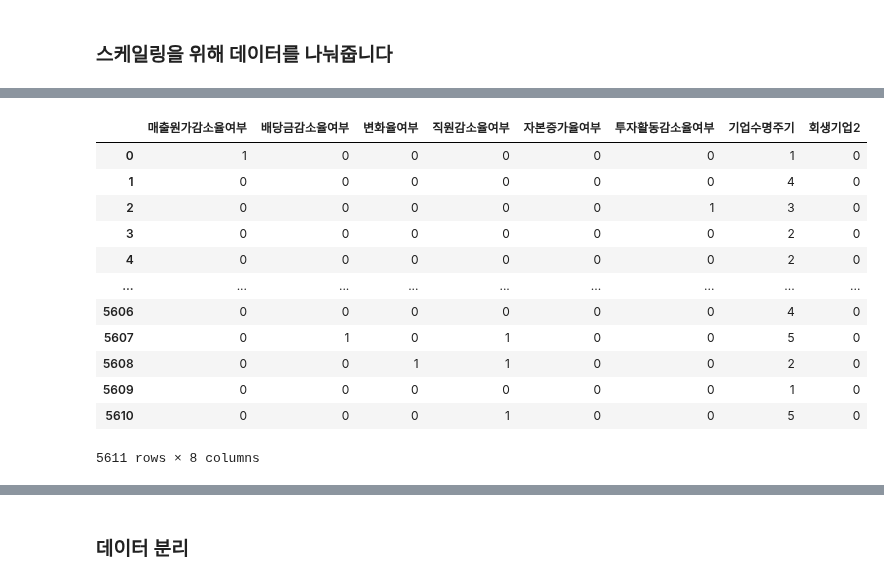
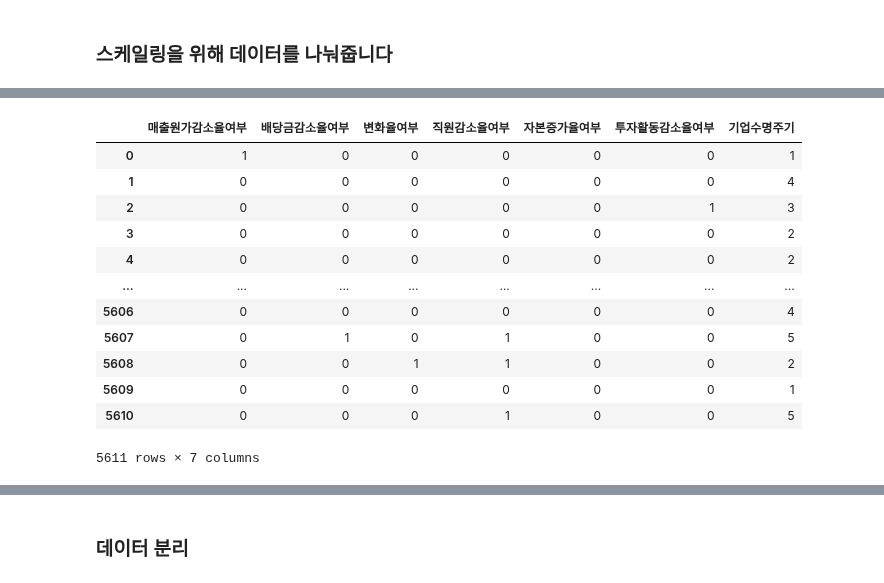
Before and after one commit to Penta-Audit-Technology/jh, a Jupyter notebook: main/모델링.ipynb, the cells around one changed output, grey strips where cells are left out. Saved outputs shown, nothing was run; the diff lists cells and outputs as text; code cells hidden in the pictures.

```diff
--- a/main/모델링.ipynb
+++ b/main/모델링.ipynb
@@ -7,14 +7,15 @@ import warnings
 warnings.filterwarnings('ignore')
 
 df = pd.read_csv('./수명주기붙힌거공백제거v3.csv',encoding='cp949')
-# df = df[['회사명','거래소코드','회계년도','당좌자산구성비율','타인자본회전율','매출채권회전율','순운전자본비율','차입금의존도','총자본투자효율',
-#          '재고자산_대_유동자산비율','총자본영업이익율','자기자본순이익율','CASH_FLOW_대_매출액비율','매출원가감소율여부','배당금감소율여부',
-#          '변화율여부','직원감소율여부','자본증가율여부','투자활동감소율여부','회생기업1']]
-df = df[['회사명','거래소코드','회계년도','기계장비율', '총자본영업이익율', '유형자산회전율', '자기자본순이익율', '유동자산회전율',
-         '순운전자본비율','타인자본회전율','재고자산_대_유동자산비율','당좌자산구성비율','유동자산증가율',
-         '매출채권회전율','유동비율',
-        '매출원가감소율여부','배당금감소율여부','변화율여부','직원감소율여부','자본증가율여부','투자활동감소율여부',
-        '기업수명주기','회생기업2']]
+df = df[['회사명','거래소코드','회계년도','총자본영업이익율','자기자본순이익율','유동자산회전율','총자본투자효율','매출채권회전율','총자본회전율',
+         '유형자산회전율','매출액총이익율','순운전자본비율','재고자산_대_유동자산비율','총자산증가율','유동비율',
+         '매출원가감소율여부','배당금감소율여부','변화율여부','직원감소율여부','자본증가율여부',
+         '투자활동감소율여부','기업수명주기','회생기업2']] # 3년 연속 피쳐들
+
+# df = df[['회사명','거래소코드','회계년도','종업원1인당부가가치', '순운전자본비율', '자기자본순이익율', '총자본투자효율',
+#          '기계장비율', '유동비율', '총자본영업이익율', '유동자산회전율', '유형자산회전율', '매출액총이익율',
+#         '매출원가감소율여부','배당금감소율여부','변화율여부','직원감소율여부','자본증가율여부','투자활동감소율여부',
+#         '기업수명주기','회생기업2']] # 전체 피쳐들
 # df['회계년도'] = pd.to_datetime(df['회계년도'], format='%d-%b').dt.strftime('20%d%m')
 # df['거래소코드'] = df['거래소코드'].astype(str).str.zfill(6)
 df['회생기업2'] = df['회생기업2'].fillna(0)
@@ -98,20 +94,20 @@ x_train
 5611 rows × 23 columns
 # %%
-x_train.iloc[:,15:]
+x_train.iloc[:,15:22]
 # %% [output]
-|  | 매출원가감소율여부 | 배당금감소율여부 | 변화율여부 | 직원감소율여부 | 자본증가율여부 | 투자활동감소율여부 | 기업수명주기 | 회생기업2 |
-| 0 | 1 | 0 | 0 | 0 | 0 | 0 | 1 | 0 |
-| 1 | 0 | 0 | 0 | 0 | 0 | 0 | 4 | 0 |
-| 2 | 0 | 0 | 0 | 0 | 0 | 1 | 3 | 0 |
-| 3 | 0 | 0 | 0 | 0 | 0 | 0 | 2 | 0 |
-| 4 | 0 | 0 | 0 | 0 | 0 | 0 | 2 | 0 |
-| ... | ... | ... | ... | ... | ... | ... | ... | ... |
-| 5606 | 0 | 0 | 0 | 0 | 0 | 0 | 4 | 0 |
-| 5607 | 0 | 1 | 0 | 1 | 0 | 0 | 5 | 0 |
-| 5608 | 0 | 0 | 1 | 1 | 0 | 0 | 2 | 0 |
-| 5609 | 0 | 0 | 0 | 0 | 0 | 0 | 1 | 0 |
-| 5610 | 0 | 0 | 0 | 1 | 0 | 0 | 5 | 0 |
+|  | 매출원가감소율여부 | 배당금감소율여부 | 변화율여부 | 직원감소율여부 | 자본증가율여부 | 투자활동감소율여부 | 기업수명주기 |
+| 0 | 1 | 0 | 0 | 0 | 0 | 0 | 1 |
+| 1 | 0 | 0 | 0 | 0 | 0 | 0 | 4 |
+| 2 | 0 | 0 | 0 | 0 | 0 | 1 | 3 |
+| 3 | 0 | 0 | 0 | 0 | 0 | 0 | 2 |
+| 4 | 0 | 0 | 0 | 0 | 0 | 0 | 2 |
+| ... | ... | ... | ... | ... | ... | ... | ... |
+| 5606 | 0 | 0 | 0 | 0 | 0 | 0 | 4 |
+| 5607 | 0 | 1 | 0 | 1 | 0 | 0 | 5 |
+| 5608 | 0 | 0 | 1 | 1 | 0 | 0 | 2 |
+| 5609 | 0 | 0 | 0 | 0 | 0 | 0 | 1 |
+| 5610 | 0 | 0 | 0 | 1 | 0 | 0 | 5 |
-5611 rows × 8 columns
+5611 rows × 7 columns
 # %%
 df_feature = x_train.iloc[:,3:15] # 스케일링을 사용할 데이터
 df_front = x_train.iloc[:,1:3] # 거래소코드와 회계년도는 스케일링은 하면 안되니 따로 뺀다
```
Also changed, not shown: parts of 28 cells of this notebook, 2 other files.
